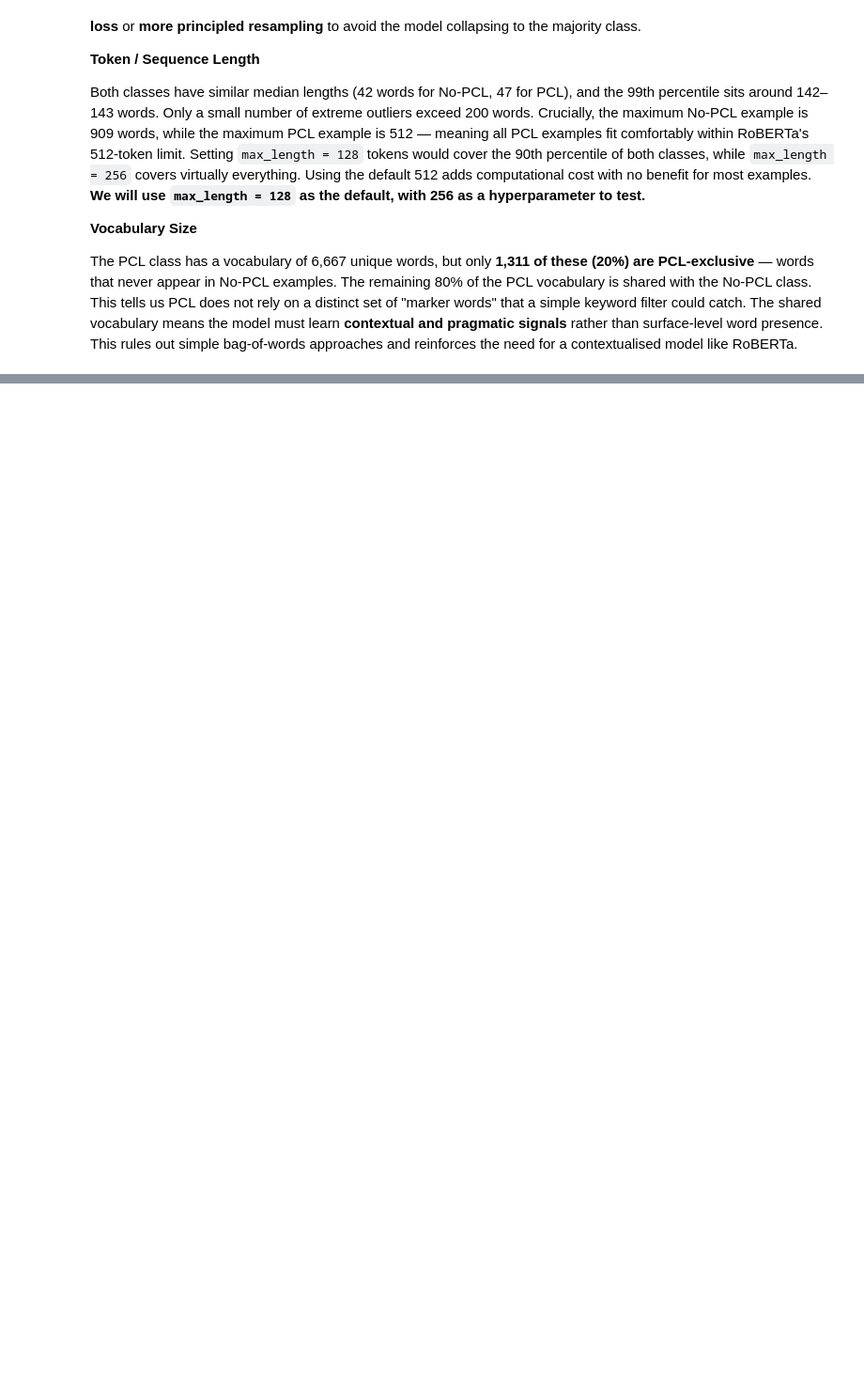
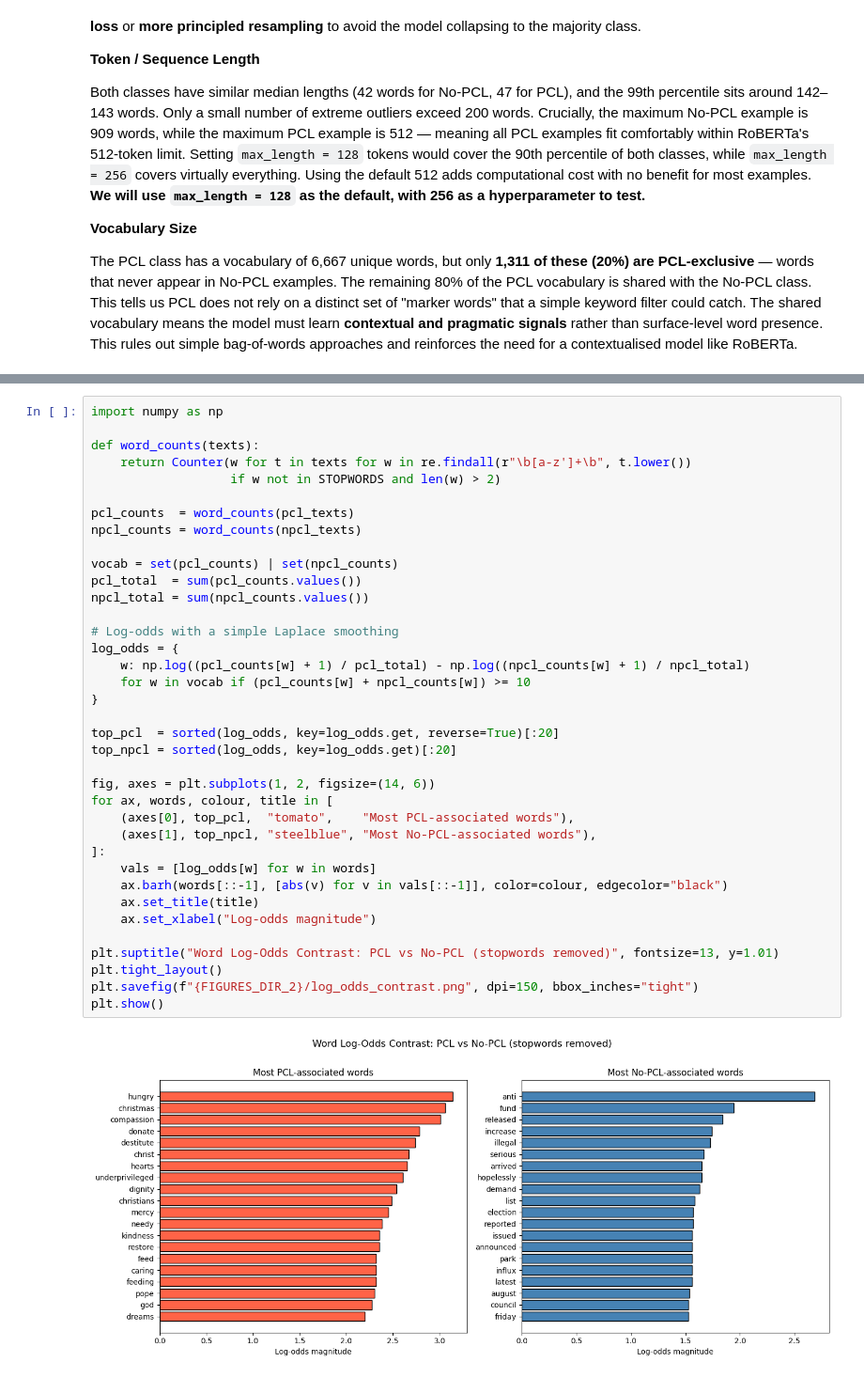
Before and after one commit to darius024/pcl-classifier, a Jupyter notebook: notebooks/eda.ipynb, the cells around one changed output, grey strips where cells are left out. Shown at 94% size. Cells and saved outputs as stored; diff of their text form; blank space fills up the shorter version.

```diff
--- a/notebooks/eda.ipynb
+++ b/notebooks/eda.ipynb
@@ -246,0 +339,39 @@ The PCL class has a vocabulary of 6,667 unique words, but only **1,311 of these
+# %%
+import numpy as np
+
+def word_counts(texts):
+    return Counter(w for t in texts for w in re.findall(r"\b[a-z']+\b", t.lower())
+                   if w not in STOPWORDS and len(w) > 2)
+
+pcl_counts  = word_counts(pcl_texts)
+npcl_counts = word_counts(npcl_texts)
+
+vocab = set(pcl_counts) | set(npcl_counts)
+pcl_total  = sum(pcl_counts.values())
+npcl_total = sum(npcl_counts.values())
+
+# Log-odds with a simple Laplace smoothing
+log_odds = {
+    w: np.log((pcl_counts[w] + 1) / pcl_total) - np.log((npcl_counts[w] + 1) / npcl_total)
+    for w in vocab if (pcl_counts[w] + npcl_counts[w]) >= 10
+}
+
+top_pcl  = sorted(log_odds, key=log_odds.get, reverse=True)[:20]
+top_npcl = sorted(log_odds, key=log_odds.get)[:20]
+
+fig, axes = plt.subplots(1, 2, figsize=(14, 6))
+for ax, words, colour, title in [
+    (axes[0], top_pcl,  "tomato",    "Most PCL-associated words"),
+    (axes[1], top_npcl, "steelblue", "Most No-PCL-associated words"),
+]:
+    vals = [log_odds[w] for w in words]
+    ax.barh(words[::-1], [abs(v) for v in vals[::-1]], color=colour, edgecolor="black")
+    ax.set_title(title)
+    ax.set_xlabel("Log-odds magnitude")
+
+plt.suptitle("Word Log-Odds Contrast: PCL vs No-PCL (stopwords removed)", fontsize=13, y=1.01)
+plt.tight_layout()
+plt.savefig(f"{FIGURES_DIR_2}/log_odds_contrast.png", dpi=150, bbox_inches="tight")
+plt.show()
+# %% [output]
+[figure, added]
```
Also changed, not shown: parts of 5 cells of this notebook, 4 other files.
